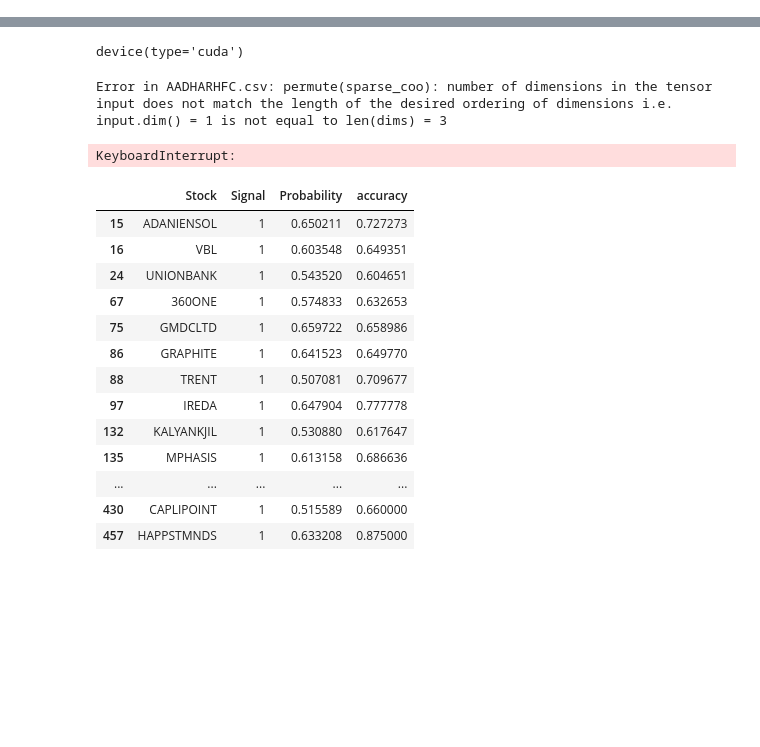
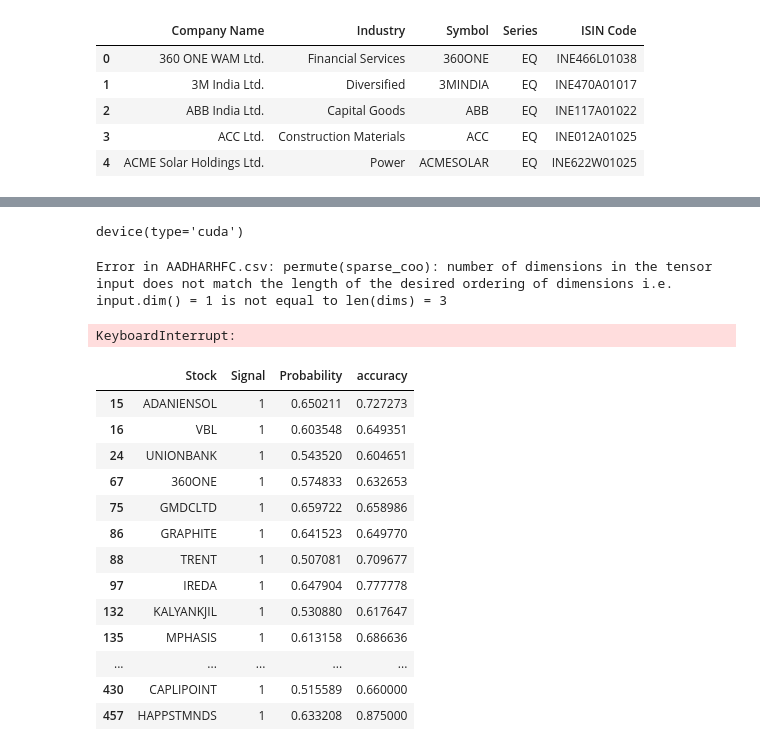
Before and after one commit to sachin27b/ML_Trading, a Jupyter notebook: notebook/pipeline.ipynb, the cells around one changed output, grey strips where cells are left out. Saved outputs shown, nothing was run; the diff lists cells and outputs as text; code cells hidden in the pictures; blank space fills up the shorter version.

```diff
--- a/notebook/pipeline.ipynb
+++ b/notebook/pipeline.ipynb
@@ -19,4 +19,13 @@ import torch.optim as optim
 from torch.utils.data import DataLoader, TensorDataset
 # %%
 
-symbol_df = pd.read_csv('../data/nifty500list.csv')
+symbol_df = pd.read_csv('../data/ind_nifty500list.csv')
+# %%
+symbol_df.head()
+# %% [output]
+|  | Company Name | Industry | Symbol | Series | ISIN Code |
+| 0 | 360 ONE WAM Ltd. | Financial Services | 360ONE | EQ | INE466L01038 |
+| 1 | 3M India Ltd. | Diversified | 3MINDIA | EQ | INE470A01017 |
+| 2 | ABB India Ltd. | Capital Goods | ABB | EQ | INE117A01022 |
+| 3 | ACC Ltd. | Construction Materials | ACC | EQ | INE012A01025 |
+| 4 | ACME Solar Holdings Ltd. | Power | ACMESOLAR | EQ | INE622W01025 |
```
Also changed, not shown: parts of 10 cells of this notebook, 2 other files.
